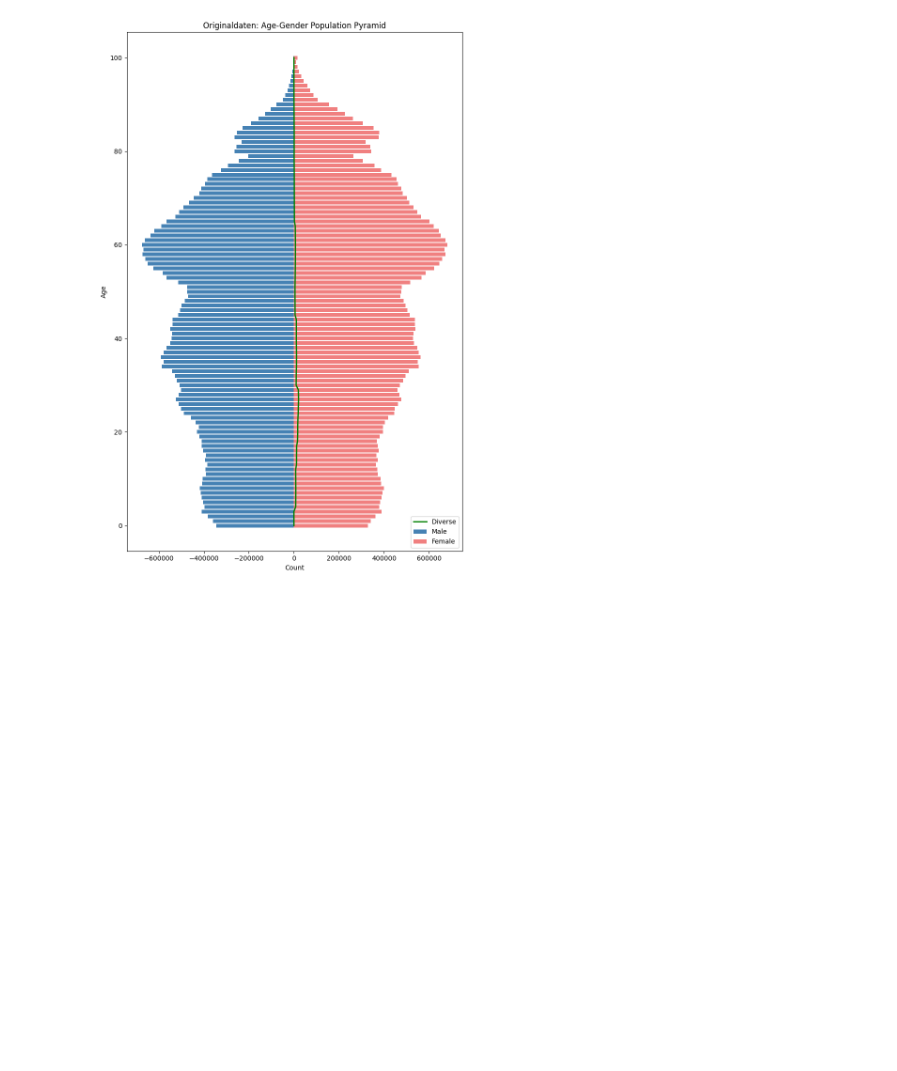
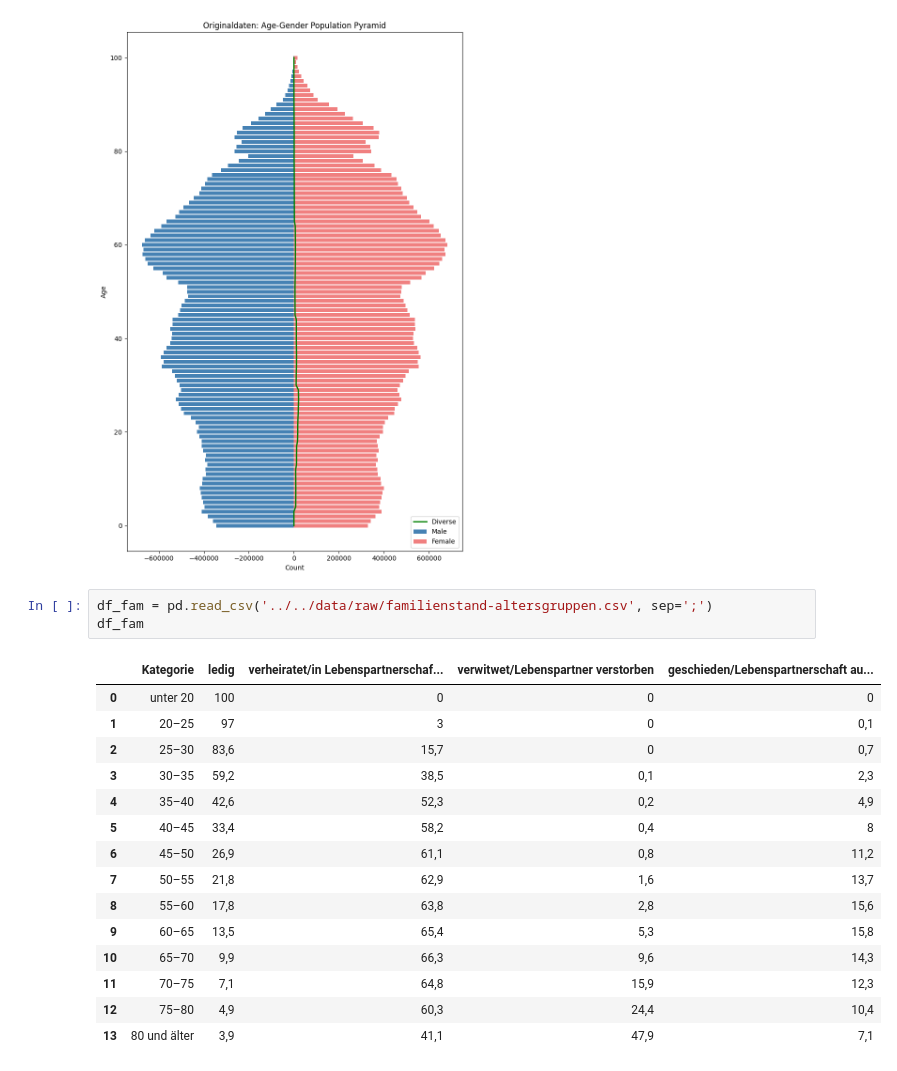
Before and after one commit to ltreme/Social-Bias-Benchmark, a Jupyter notebook: app/notebooks/Persona_Gen_draft.ipynb, the cells around one changed output. Saved outputs shown, nothing was run; the diff lists cells and outputs as text; blank space fills up the shorter version.

```diff
--- a/app/notebooks/Persona_Gen_draft.ipynb
+++ b/app/notebooks/Persona_Gen_draft.ipynb
@@ -246,3 +246,22 @@ plt.tight_layout()
 plt.show()
 # %% [output]
 [figure]
+# %%
+df_fam = pd.read_csv('../../data/raw/familienstand-altersgruppen.csv', sep=';')
+df_fam
+# %% [output]
+|  | Kategorie | ledig | verheiratet/in Lebenspartnerschaf... | verwitwet/Lebenspartner verstorben | geschieden/Lebenspartnerschaft au... |
+| 0 | unter 20 | 100 | 0 | 0 | 0 |
+| 1 | 20–25 | 97 | 3 | 0 | 0,1 |
+| 2 | 25–30 | 83,6 | 15,7 | 0 | 0,7 |
+| 3 | 30–35 | 59,2 | 38,5 | 0,1 | 2,3 |
+| 4 | 35–40 | 42,6 | 52,3 | 0,2 | 4,9 |
+| 5 | 40–45 | 33,4 | 58,2 | 0,4 | 8 |
+| 6 | 45–50 | 26,9 | 61,1 | 0,8 | 11,2 |
+| 7 | 50–55 | 21,8 | 62,9 | 1,6 | 13,7 |
+| 8 | 55–60 | 17,8 | 63,8 | 2,8 | 15,6 |
+| 9 | 60–65 | 13,5 | 65,4 | 5,3 | 15,8 |
+| 10 | 65–70 | 9,9 | 66,3 | 9,6 | 14,3 |
+| 11 | 70–75 | 7,1 | 64,8 | 15,9 | 12,3 |
+| 12 | 75–80 | 4,9 | 60,3 | 24,4 | 10,4 |
+| 13 | 80 und älter | 3,9 | 41,1 | 47,9 | 7,1 |
```
Also changed, not shown: parts of 13 cells of this notebook, 20 other files.
